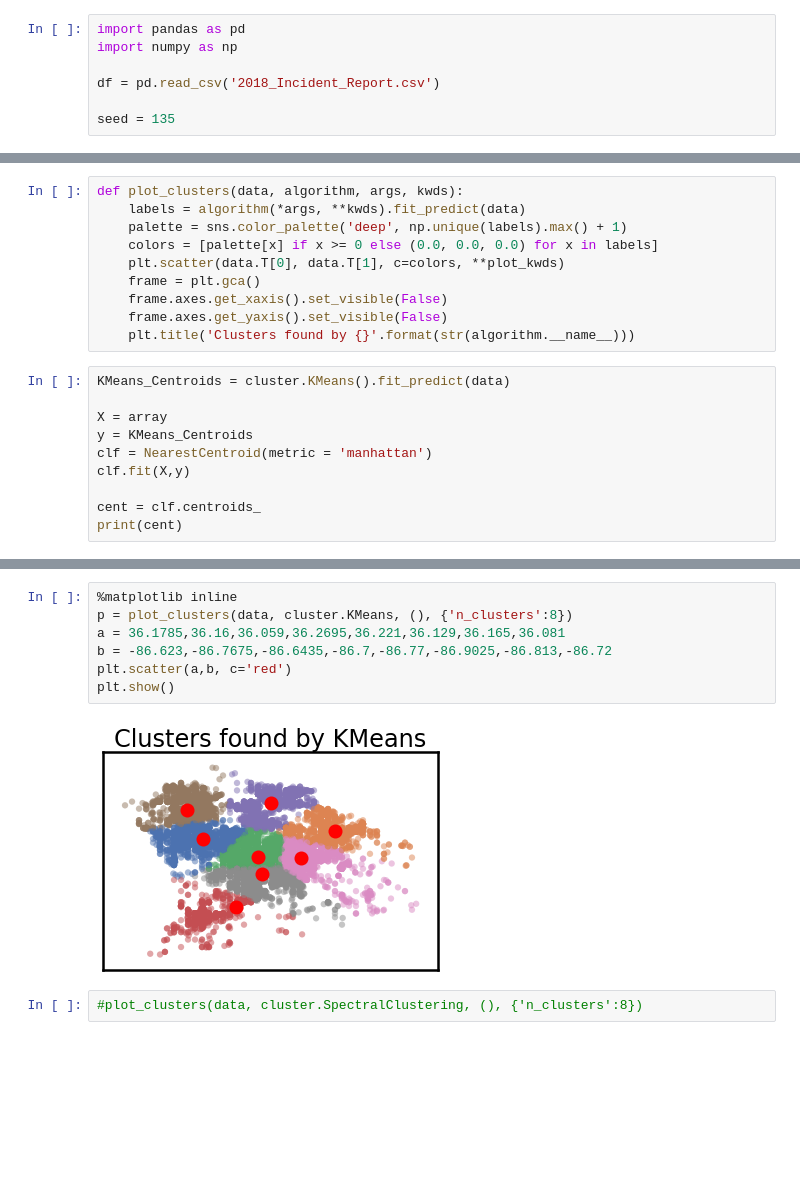
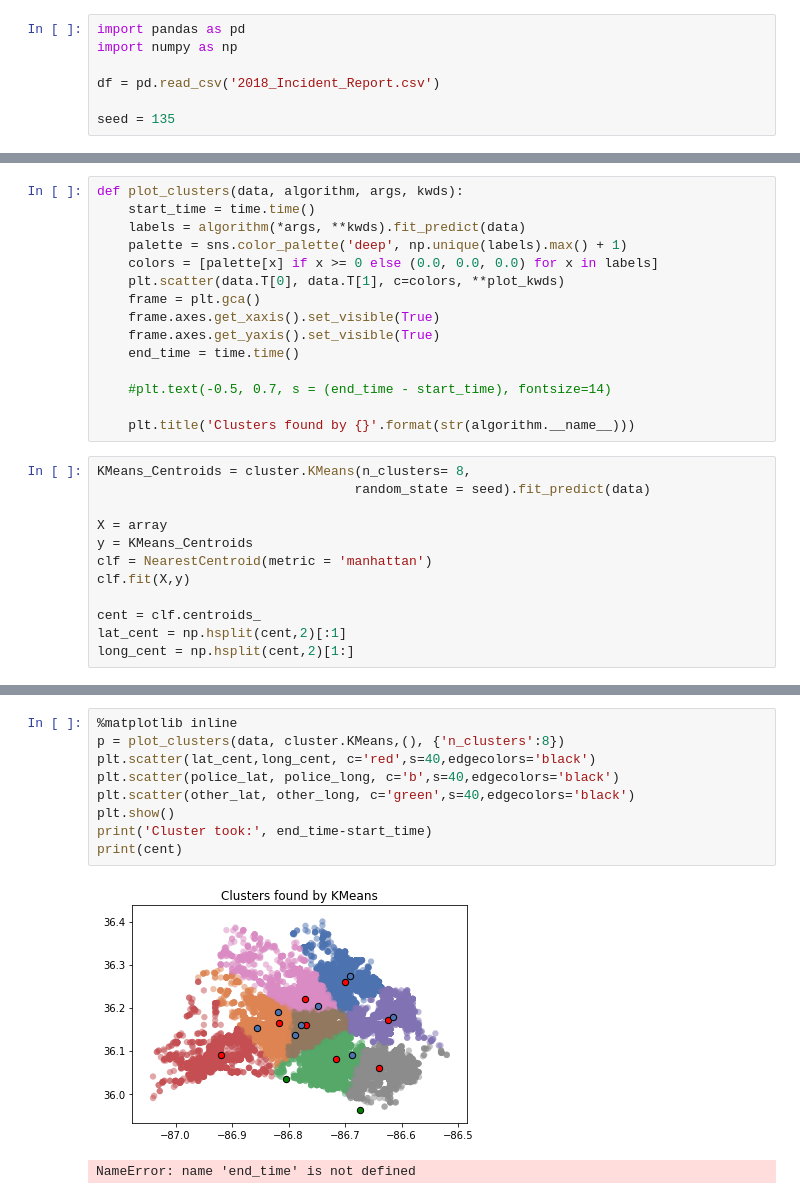
Before and after one commit to balodge61/Nashville, a Jupyter notebook: 2018_Incident.ipynb, the cells around one changed output, grey strips where cells are left out. Cells and saved outputs as stored; diff of their text form; blank space fills up the shorter version.

```diff
--- a/2018_Incident.ipynb
+++ b/2018_Incident.ipynb
@@ -92,15 +87,21 @@ frame.axes.get_yaxis().set_visible(False)
 # %%
 def plot_clusters(data, algorithm, args, kwds):
+    start_time = time.time()
     labels = algorithm(*args, **kwds).fit_predict(data)
     palette = sns.color_palette('deep', np.unique(labels).max() + 1)
     colors = [palette[x] if x >= 0 else (0.0, 0.0, 0.0) for x in labels]
     plt.scatter(data.T[0], data.T[1], c=colors, **plot_kwds)
     frame = plt.gca()
-    frame.axes.get_xaxis().set_visible(False)
-    frame.axes.get_yaxis().set_visible(False)
+    frame.axes.get_xaxis().set_visible(True)
+    frame.axes.get_yaxis().set_visible(True)
+    end_time = time.time()
+
+    #plt.text(-0.5, 0.7, s = (end_time - start_time), fontsize=14)
+
     plt.title('Clusters found by {}'.format(str(algorithm.__name__)))
 # %%
-KMeans_Centroids = cluster.KMeans().fit_predict(data)
+KMeans_Centroids = cluster.KMeans(n_clusters= 8,
+                                 random_state = seed).fit_predict(data)
 
 X = array
 y = KMeans_Centroids
@@ -108,4 +109,5 @@ clf = NearestCentroid(metric = 'manhattan')
 clf.fit(X,y)
 
 cent = clf.centroids_
-print(cent)
+lat_cent = np.hsplit(cent,2)[:1]
+long_cent = np.hsplit(cent,2)[1:]
@@ -145,14 +114,15 @@ print(res)
-# %%
-%matplotlib inline
-p = plot_clusters(data, cluster.KMeans, (), {'n_clusters':8})
-a = 36.1785,36.16,36.059,36.2695,36.221,36.129,36.165,36.081
-b = -86.623,-86.7675,-86.6435,-86.7,-86.77,-86.9025,-86.813,-86.72
-plt.scatter(a,b, c='red')
-plt.show()
-# %% [output]
-[figure, removed]
-# %%
-#plot_clusters(data, cluster.SpectralClustering, (), {'n_clusters':8})
+# %%
+%matplotlib inline
+p = plot_clusters(data, cluster.KMeans,(), {'n_clusters':8})
+plt.scatter(lat_cent,long_cent, c='red',s=40,edgecolors='black')
+plt.scatter(police_lat, police_long, c='b',s=40,edgecolors='black')
+plt.scatter(other_lat, other_long, c='green',s=40,edgecolors='black')
+plt.show()
+print('Cluster took:', end_time-start_time)
+print(cent)
+# %% [output]
+[figure, added]
+NameError: name 'end_time' is not defined
 # %%
 #Spectral_Centroids = cluster.SpectralClustering().fit_predict(data)
 
```
Also changed, not shown: parts of 12 cells of this notebook.
